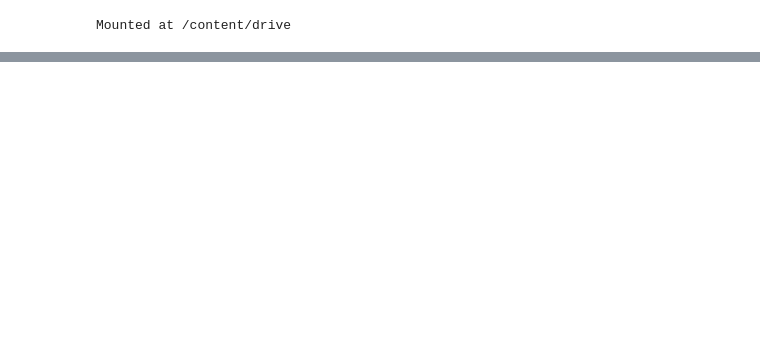
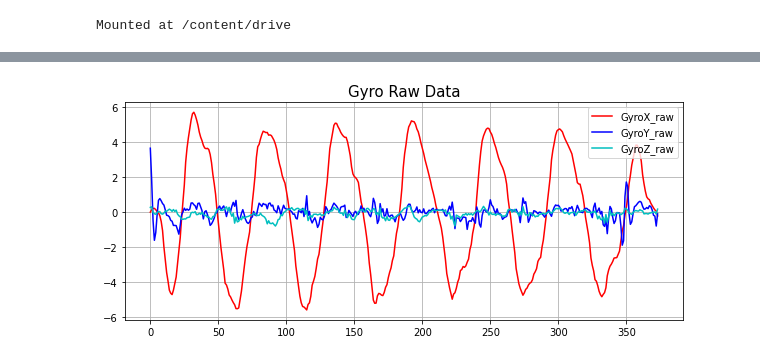
Before and after one commit to Hyolinkim/capstoneDesign_20210830, a Jupyter notebook: dataScalingNorm.ipynb, the cells around one changed output, grey strips where cells are left out. Saved outputs shown, nothing was run; the diff lists cells and outputs as text; code cells hidden in the pictures; blank space fills up the shorter version.

```diff
--- a/dataScalingNorm.ipynb
+++ b/dataScalingNorm.ipynb
@@ -99,0 +151,13 @@ for i in range(1,101):
+# %%
+#Normal 원본 데이터 자이로
+plt.figure(figsize=(10,4))
+plt.plot(range(len(data_dfgx)), data_rawgx, 'r',
+         range(len(data_dfgy)), data_rawgy,'b',
+         range(len(data_dfgz)), data_rawgz, 'c')
+plt.title('Gyro Raw Data', size=15)
+plt.legend(['GyroX_raw', 'GyroY_raw', 'GyroZ_raw'], loc=1)
+plt.grid(True)
+#plt.axis([0, 100, -11, -11])
+plt.show()
+# %% [output]
+[figure, added]
```
Also changed, not shown: parts of 20 cells of this notebook.
